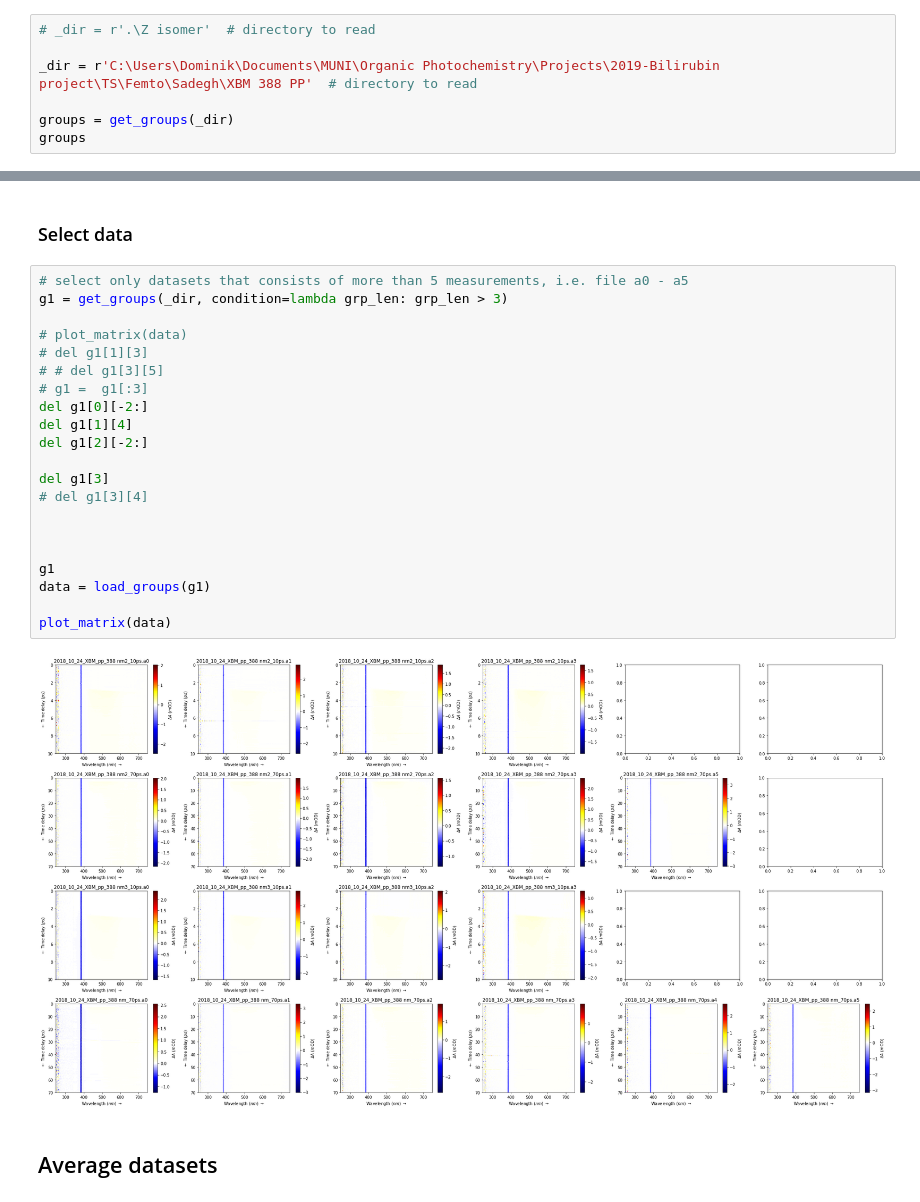
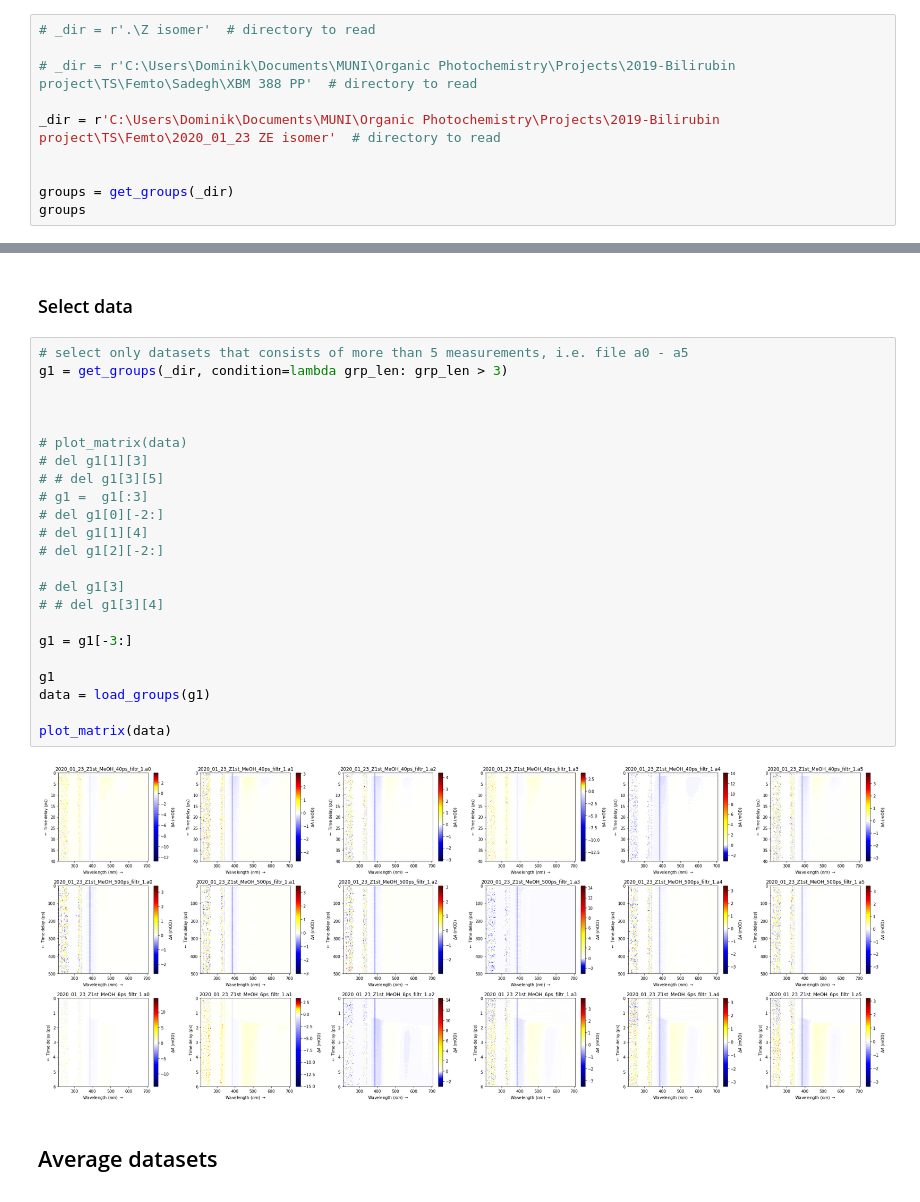
Before and after one commit to dmadea/Jupyter-Tutorials, a Jupyter notebook: Femto + LDM/Data_loader.ipynb, the cells around one changed output, grey strips where cells are left out. Drawn from its saved outputs; the diff is of its cells as text.

```diff
--- a/Femto + LDM/Data_loader.ipynb
+++ b/Femto + LDM/Data_loader.ipynb
@@ -21,7 +17,10 @@ c:\users\dominik\appdata\local\programs\python\python37\lib\site-packages\numpy\
 # %%
 # _dir = r'.\Z isomer'  # directory to read
 
-_dir = r'C:\Users\Dominik\Documents\MUNI\Organic Photochemistry\Projects\2019-Bilirubin project\TS\Femto\Sadegh\XBM 388 PP'  # directory to read
+# _dir = r'C:\Users\Dominik\Documents\MUNI\Organic Photochemistry\Projects\2019-Bilirubin project\TS\Femto\Sadegh\XBM 388 PP'  # directory to read
+
+_dir = r'C:\Users\Dominik\Documents\MUNI\Organic Photochemistry\Projects\2019-Bilirubin project\TS\Femto\2020_01_23 ZE isomer'  # directory to read
+
 
 groups = get_groups(_dir)
 groups
@@ -55,26 +54,28 @@ plot_matrix(data)
 # %%
 # select only datasets that consists of more than 5 measurements, i.e. file a0 - a5
 g1 = get_groups(_dir, condition=lambda grp_len: grp_len > 3)
+
+
 
 # plot_matrix(data)
 # del g1[1][3]
 # # del g1[3][5]
 # g1 =  g1[:3]
-del g1[0][-2:]
-del g1[1][4]
-del g1[2][-2:]
+# del g1[0][-2:]
+# del g1[1][4]
+# del g1[2][-2:]
 
-del g1[3]
-# del g1[3][4]
+# del g1[3]
+# # del g1[3][4]
 
-
+g1 = g1[-3:]
 
 g1
 data = load_groups(g1)
 
 plot_matrix(data)
 # %% [output]
-[figure, old version]
+[figure, new version]
 # %% [markdown]
 ## Average datasets
 # %%
```
Also changed, not shown: parts of 9 cells of this notebook, 2 other files.
